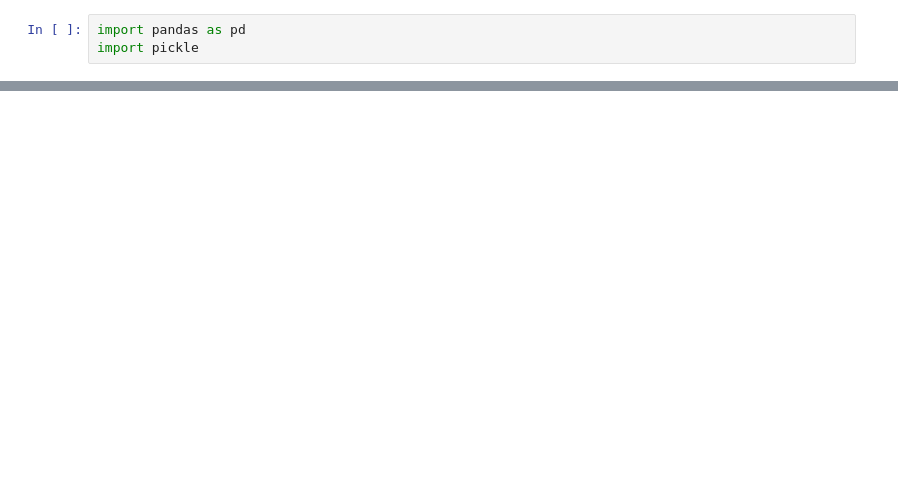
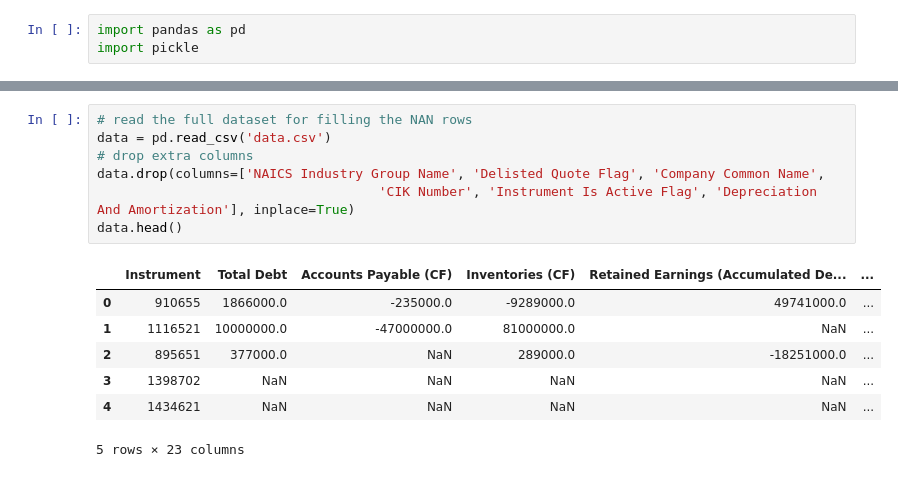
Before and after one commit to Faisalsouz/bankruptcy, a Jupyter notebook: data/Eikon/preprocessing.ipynb, the cells around one changed output, grey strips where cells are left out. Cells and saved outputs as stored; diff of their text form; blank space fills up the shorter version.

```diff
--- a/data/Eikon/preprocessing.ipynb
+++ b/data/Eikon/preprocessing.ipynb
@@ -48,0 +27,15 @@ Index(['c1', 'c2'], dtype='object')
+# %%
+# read the full dataset for filling the NAN rows
+data = pd.read_csv('data.csv')
+# drop extra columns
+data.drop(columns=['NAICS Industry Group Name', 'Delisted Quote Flag', 'Company Common Name',
+                                    'CIK Number', 'Instrument Is Active Flag', 'Depreciation And Amortization'], inplace=True)
+data.head()
+# %% [output]
+|  | Instrument | Total Debt | Accounts Payable (CF) | Inventories (CF) | Retained Earnings (Accumulated De... | ... |
+| 0 | 910655 | 1866000.0 | -235000.0 | -9289000.0 | 49741000.0 | ... |
+| 1 | 1116521 | 10000000.0 | -47000000.0 | 81000000.0 | NaN | ... |
+| 2 | 895651 | 377000.0 | NaN | 289000.0 | -18251000.0 | ... |
+| 3 | 1398702 | NaN | NaN | NaN | NaN | ... |
+| 4 | 1434621 | NaN | NaN | NaN | NaN | ... |
+5 rows × 23 columns
```
Also changed, not shown: parts of 14 cells of this notebook, 2 other files.
